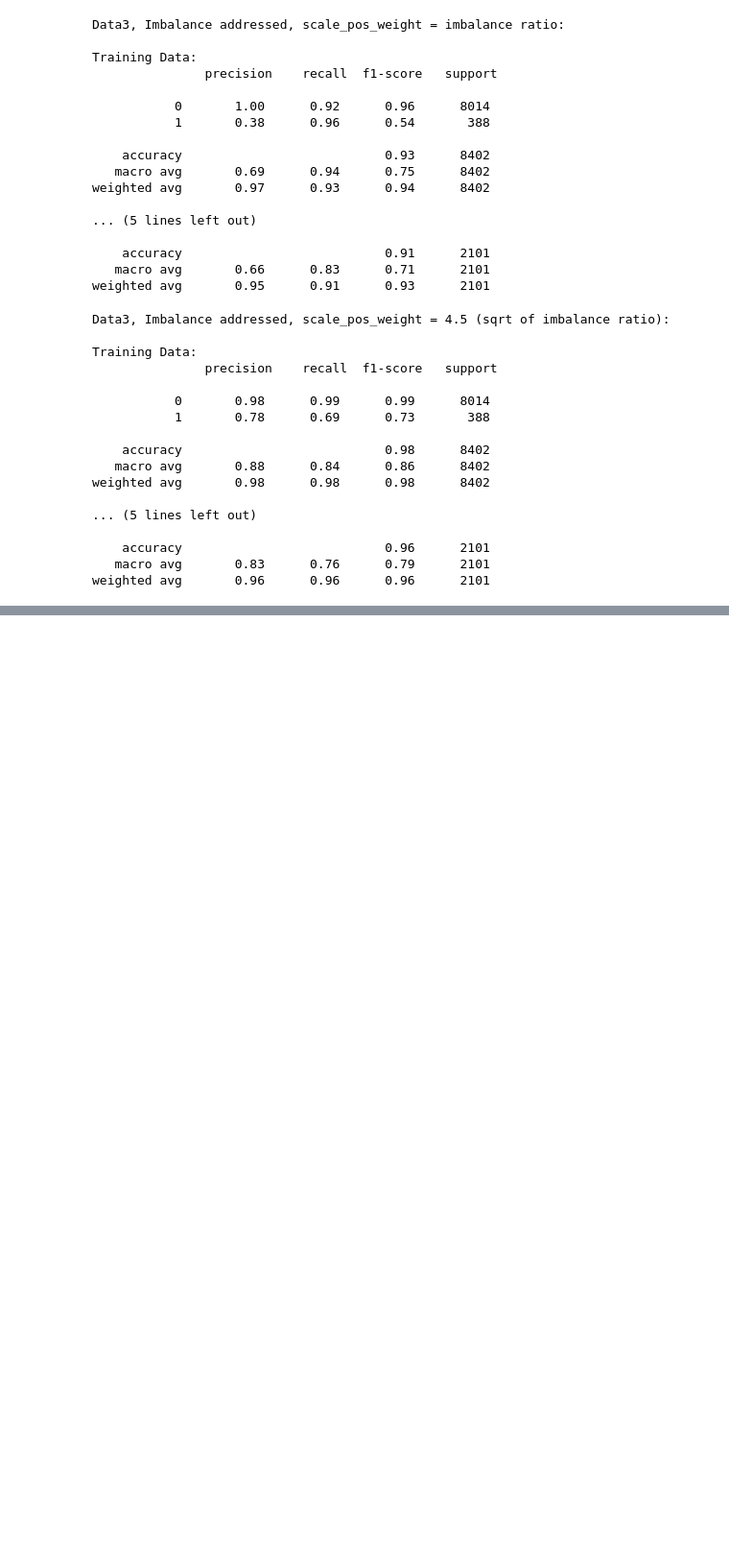
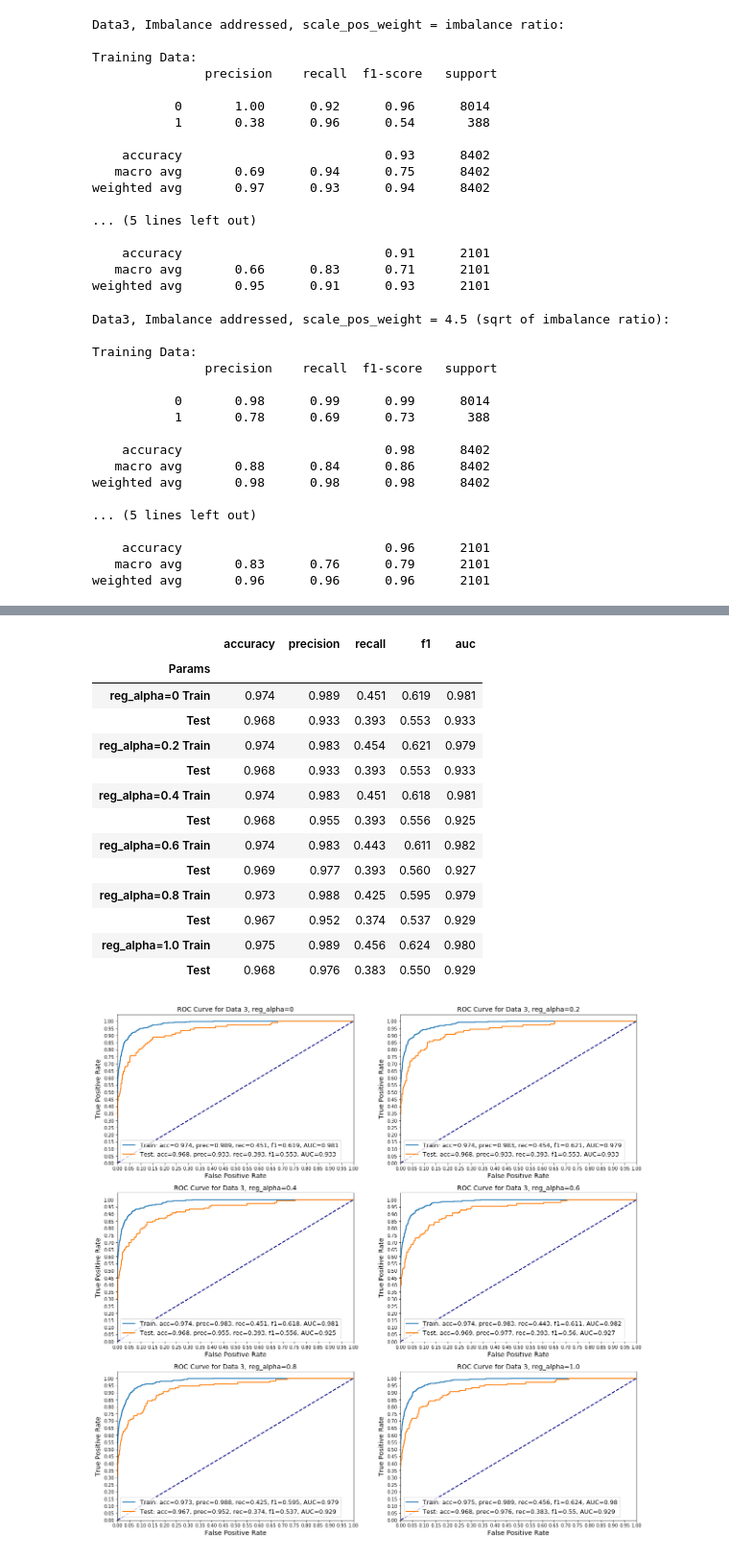
Before and after one commit to kamileyagci/project-bankruptcy-prediction, a Jupyter notebook: anaysis_test.ipynb, the cells around one changed output, grey strips where cells are left out. Shown at 96% size. Cells and saved outputs as stored; diff of their text form; code cells hidden in the pictures; blank space fills up the shorter version.

```diff
--- a/anaysis_test.ipynb
+++ b/anaysis_test.ipynb
@@ -290,0 +354,28 @@ scan_xgb(3, X_train, y_train, X_test, y_test, xgbParams, scanParam, scanList)
+# %%
+xgbParams = {
+    'eval_metric': 'logloss',
+    'random_state': 42,
+    'reg_lambda': 0
+}
+
+scanParam = 'reg_alpha'
+
+scanList = [0, .2, .4, .6, .8, 1.0]
+
+scan_xgb(3, X_train, y_train, X_test, y_test, xgbParams, scanParam, scanList)
+# %% [output]
+|  | accuracy | precision | recall | f1 | auc |
+| Params |  |  |  |  |  |
+| reg_alpha=0 Train | 0.974 | 0.989 | 0.451 | 0.619 | 0.981 |
+| Test | 0.968 | 0.933 | 0.393 | 0.553 | 0.933 |
+| reg_alpha=0.2 Train | 0.974 | 0.983 | 0.454 | 0.621 | 0.979 |
+| Test | 0.968 | 0.933 | 0.393 | 0.553 | 0.933 |
+| reg_alpha=0.4 Train | 0.974 | 0.983 | 0.451 | 0.618 | 0.981 |
+| Test | 0.968 | 0.955 | 0.393 | 0.556 | 0.925 |
+| reg_alpha=0.6 Train | 0.974 | 0.983 | 0.443 | 0.611 | 0.982 |
+| Test | 0.969 | 0.977 | 0.393 | 0.560 | 0.927 |
+| reg_alpha=0.8 Train | 0.973 | 0.988 | 0.425 | 0.595 | 0.979 |
+| Test | 0.967 | 0.952 | 0.374 | 0.537 | 0.929 |
+| reg_alpha=1.0 Train | 0.975 | 0.989 | 0.456 | 0.624 | 0.980 |
+| Test | 0.968 | 0.976 | 0.383 | 0.550 | 0.929 |
+[figure, added]
```
Also changed, not shown: parts of 16 cells of this notebook, 7 other files.
